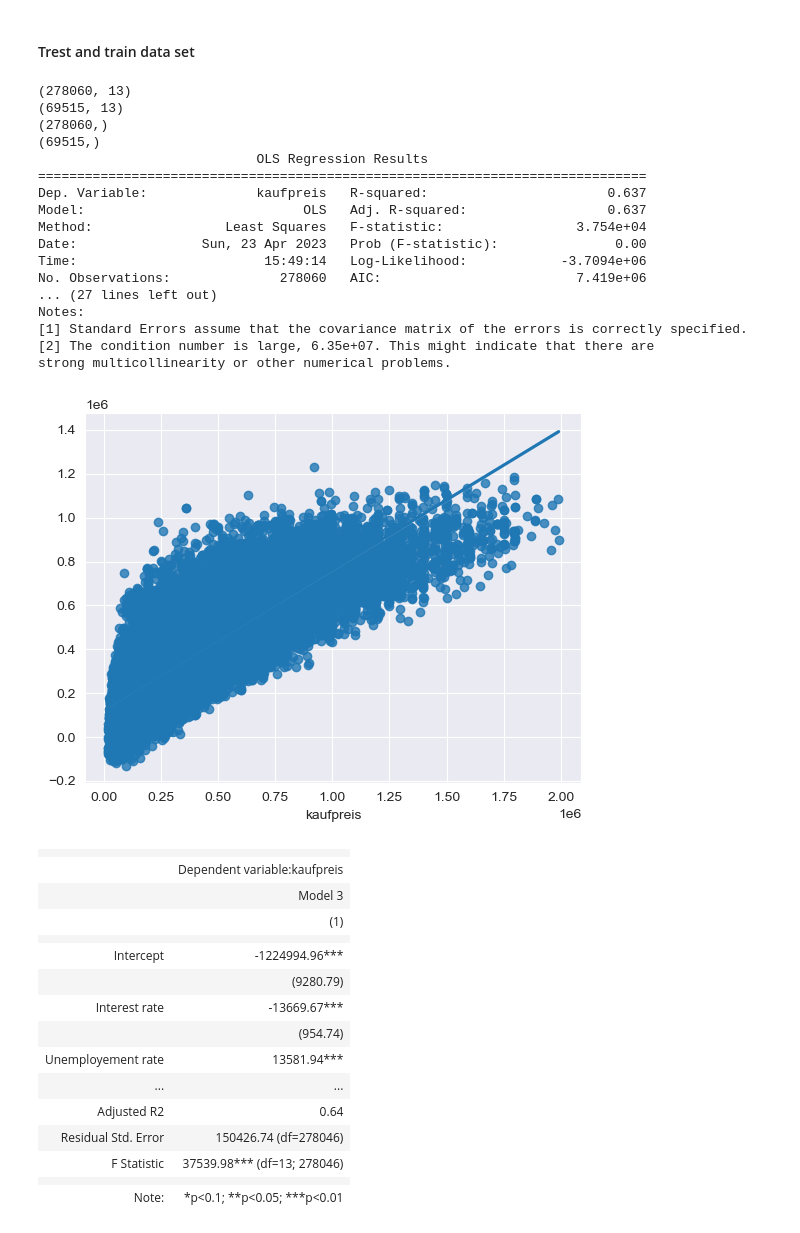
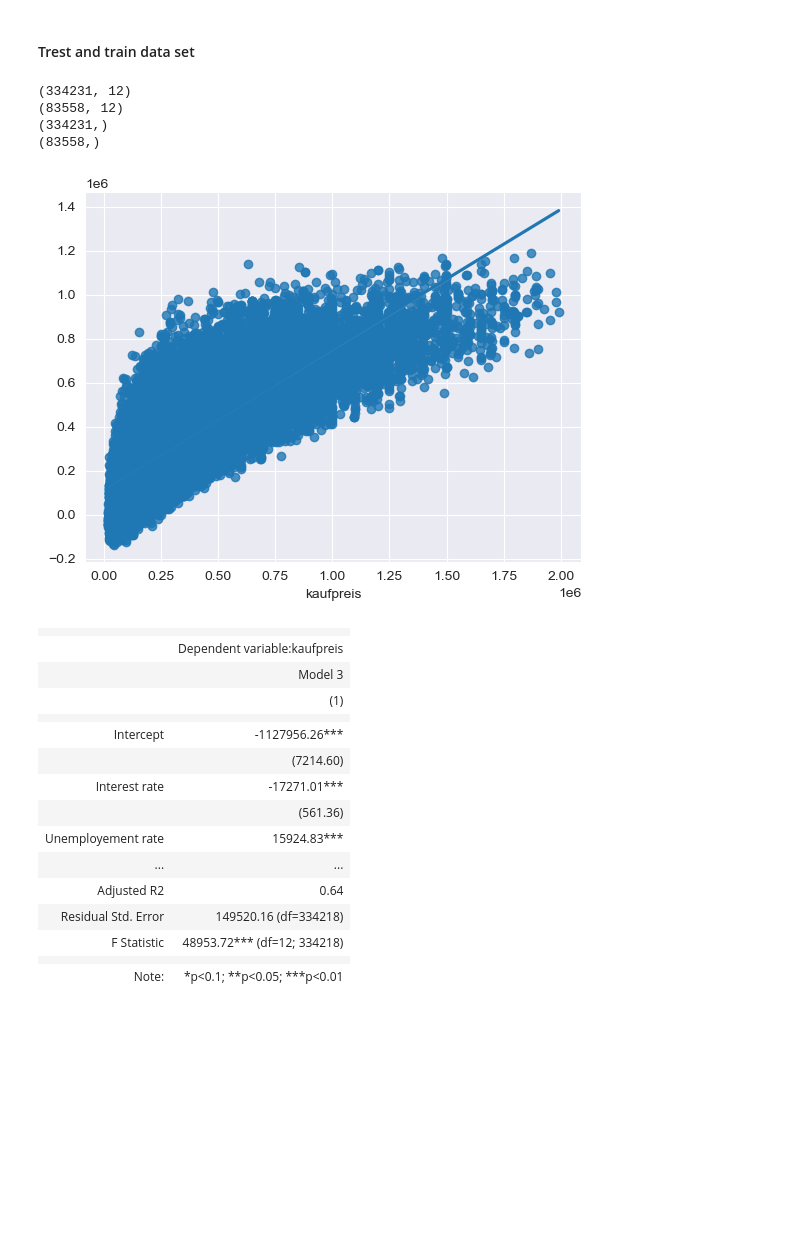
Before and after one commit to pvseydlitz/BachelorThesis, a Jupyter notebook: regression_wk_cities.ipynb, the cells around one changed output. Cells and saved outputs as stored; diff of their text form; code cells hidden in the pictures; blank space fills up the shorter version.

Commit message:
Add regression outputs and small changes

```diff
--- a/regression_wk_cities.ipynb
+++ b/regression_wk_cities.ipynb
@@ -419,5 +538,5 @@ df_original.head()
 # %%
-X = df_original[['interest_rate', 'Erwerbslosenquote', 'household_income', 'housing_construction_investment', 'Baugenehmigungen', 'transactions']]
+X = df_original[['interest_rate', 'Erwerbslosenquote', 'housing_construction_investment', 'disposable_income', 'Baugenehmigungen', 'BIP_pro_kopf']]
 Y = df_original['kaufpreis']
 
 X_train, X_test, y_train, y_test = train_test_split(X, Y, test_size=0.2, random_state=101)
@@ -439,6 +558,6 @@ predictions = model.predict(X_test)
 sns.regplot(x=y_test, y=predictions)
 
 X_train_Sm= sm.add_constant(X_train)
-ls=sm.OLS(y_train,X_train_Sm).fit()
-print(ls.summary())
+ls=sm.OLS(y_train,X_train_Sm, missing='raise').fit()
+#print(ls.summary())
 # %% [output]
@@ -502,27 +608,23 @@ df_both_factors = df_characteristics.copy(deep=True)
 
 def convert_date(x):
     date_string = str(x)
-    date = date_string.split('m')[-1]
-    if (date == '1' or date == '2' or date == '3'):
-        quarter = '1'
-    elif (date == '4' or date == '5' or date == '6'):
-        quarter = '2'
-    elif (date == '7' or date == '8' or date == '9'):
-        quarter = '3'
-    elif (date == '10' or date == '11' or date == '12'):
-        quarter = '4'
+    date_int = int(date_string.split('m')[-1])
+    if (date_int < 10):
+        date = '0' + str(date_int)
     else:
-        quarter = '0'
-
+        date = str(date_int)
     year = date_string.split('m')[0]
-    new_date = year + '-Q' + quarter
+    new_date = year + '-' + date
     return new_date
 
-df_both_factors['date_quarter'] = df_both_factors.apply(lambda x: convert_date(x['edat']), axis = 1)
+
+df_both_factors['date_month'] = df_both_factors.apply(lambda x: convert_date(x['edat']), axis = 1)
 
 df_original.drop(columns=['kaufpreis', 'price_sqm'], axis=1, inplace=True)
-df_both_factors = pd.merge(df_both_factors, df_original, how="left", on="date_quarter")
-df_both_factors = df_both_factors.dropna(subset=['household_income'])
+df_both_factors = pd.merge(df_both_factors, df_original, how="left", on="date_month")
+
+filepath = Path('./Data/Cleaned-Datasets/WK_both_factors_cleaned.csv')
+df_both_factors.to_csv(filepath)
 
 print(df_both_factors.shape)
 df_both_factors.head()
@@ -540,59 +642,46 @@ df_both_factors.head()
 # %% [markdown]
 #### Trest and train data set
 # %%
-X = df_both_factors[['interest_rate', 'Erwerbslosenquote', 'household_income', 'housing_construction_investment', 'Baugenehmigungen', 'transactions', 'wohnflaeche', 'zimmeranzahl', 'schlafzimmer','badezimmer', 'aufzug', 'age', 'objektzustand']]
+X = df_both_factors[['interest_rate', 'Erwerbslosenquote', 'disposable_income', 'housing_construction_investment', 'Baugenehmigungen', 'wohnflaeche', 'zimmeranzahl', 'schlafzimmer','badezimmer', 'aufzug', 'age', 'objektzustand']]
 Y = df_both_factors['kaufpreis']
 
 X_train, X_test, y_train, y_test = train_test_split(X, Y, test_size=0.2, random_state=101)
 print(X_train.shape)
 print(X_test.shape)
 print(y_train.shape)
 print(y_test.shape)
 
 model = LinearRegression()
 model.fit(X_train,y_train)
 
 #print('Intercept:')
 #print(model.intercept_)
 
 coeff_parameter = pd.DataFrame(model.coef_,X.columns,columns=['Coefficient'])
 #print(coeff_parameter)
 
 predictions = model.predict(X_test)
 sns.regplot(x=y_test, y=predictions)
 
 X_train_Sm= sm.add_constant(X_train)
 ls=sm.OLS(y_train,X_train_Sm).fit()
-print(ls.summary())
+#print(ls.summary())
 # %% [output]
-(278060, 13)
-(69515, 13)
-(278060,)
-(69515,)
-                            OLS Regression Results
-==============================================================================
-Dep. Variable:              kaufpreis   R-squared:                       0.637
-Model:                            OLS   Adj. R-squared:                  0.637
-Method:                 Least Squares   F-statistic:                 3.754e+04
-Date:                Sun, 23 Apr 2023   Prob (F-statistic):               0.00
-Time:                        15:49:14   Log-Likelihood:            -3.7094e+06
-No. Observations:              278060   AIC:                         7.419e+06
-... (27 lines left out)
-Notes:
-[1] Standard Errors assume that the covariance matrix of the errors is correctly specified.
-[2] The condition number is large, 6.35e+07. This might indicate that there are
-strong multicollinearity or other numerical problems.
+(334231, 12)
+(83558, 12)
+(334231,)
+(83558,)
-[figure, old version]
+[figure, new version]
 # %%
 stargazer_tab = Stargazer([ls])
 stargazer_tab.custom_columns('Model 3')
 stargazer_tab.significant_digits(2)
-stargazer_tab.covariate_order(['const', 'interest_rate', 'Erwerbslosenquote', 'household_income', 'housing_construction_investment', 'Baugenehmigungen', 'transactions', 'age', 'wohnflaeche', 'zimmeranzahl', 'schlafzimmer', 'badezimmer', 'aufzug', 'objektzustand'])
+stargazer_tab.covariate_order(['const', 'interest_rate', 'Erwerbslosenquote', 'disposable_income', 'housing_construction_investment', 'Baugenehmigungen', 'age', 'wohnflaeche', 'zimmeranzahl', 'schlafzimmer', 'badezimmer', 'aufzug', 'objektzustand'])
 stargazer_tab.rename_covariates({
     'interest_rate': 'Interest rate',
     'Erwerbslosenquote': 'Unemployement rate',
     'const': 'Intercept',
-    'household_income': 'Income per household',
+    'disposable_income': 'Disposable income',
     'housing_construction_investment': 'Investment in housing construction as percentage of BIP',
     'Baugenehmigungen': 'Number of construction permissions',
     'transactions': 'Number of transactions',
@@ -613,14 +702,14 @@ stargazer_tab
 |  | Model 3 |
 |  | (1) |
 |  |  |
-| Intercept | -1224994.96*** |
-|  | (9280.79) |
-| Interest rate | -13669.67*** |
-|  | (954.74) |
-| Unemployement rate | 13581.94*** |
+| Intercept | -1127956.26*** |
+|  | (7214.60) |
+| Interest rate | -17271.01*** |
+|  | (561.36) |
+| Unemployement rate | 15924.83*** |
 | ... | ... |
 | Adjusted R2 | 0.64 |
-| Residual Std. Error | 150426.74 (df=278046) |
-| F Statistic | 37539.98*** (df=13; 278046) |
+| Residual Std. Error | 149520.16 (df=334218) |
+| F Statistic | 48953.72*** (df=12; 334218) |
 |  |  |
 | Note: | *p<0.1; **p<0.05; ***p<0.01 |
```
Also changed, not shown: parts of 21 cells of this notebook, 11 other files.
